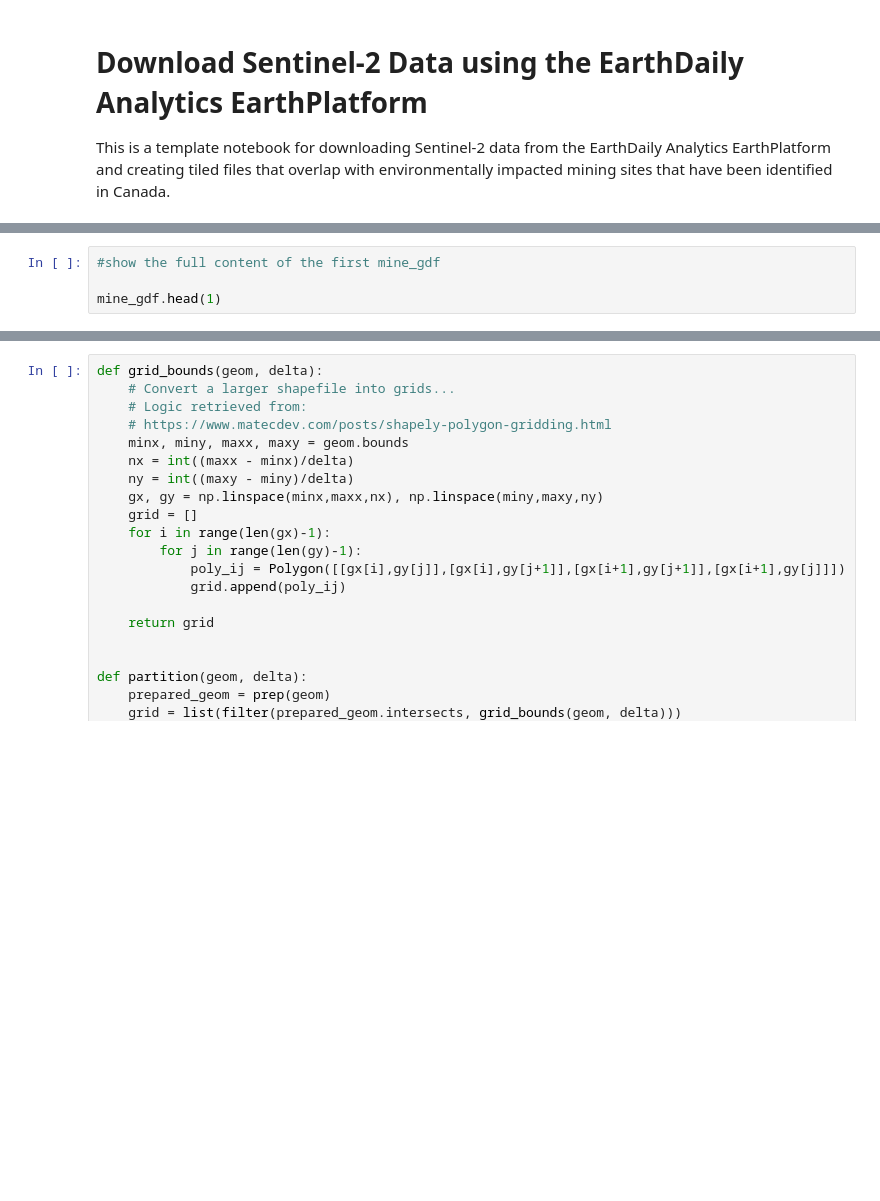
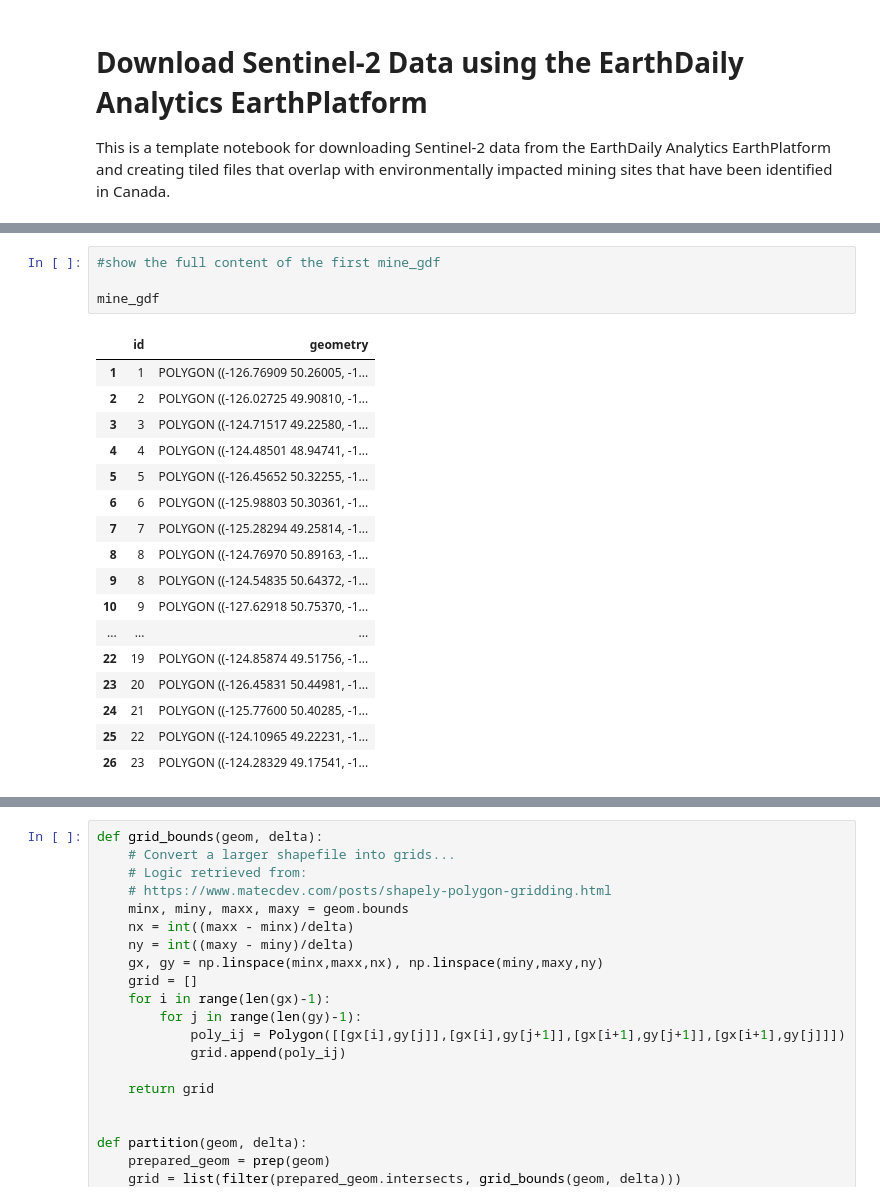
Before and after one commit to WuxiGuy/bc-wildfire-prediction, a Jupyter notebook: notebooks/download_sentinel2.ipynb, the cells around one changed output, grey strips where cells are left out. Drawn from its saved outputs; the diff is of its cells as text; blank space fills up the shorter version.

```diff
--- a/notebooks/download_sentinel2.ipynb
+++ b/notebooks/download_sentinel2.ipynb
@@ -49,7 +51,25 @@ Dropping 0 invalid geometries.
 # %%
 #show the full content of the first mine_gdf
 
-mine_gdf.head(1)
+mine_gdf
+# %% [output]
+|  | id | geometry |
+| 1 | 1 | POLYGON ((-126.76909 50.26005, -1... |
+| 2 | 2 | POLYGON ((-126.02725 49.90810, -1... |
+| 3 | 3 | POLYGON ((-124.71517 49.22580, -1... |
+| 4 | 4 | POLYGON ((-124.48501 48.94741, -1... |
+| 5 | 5 | POLYGON ((-126.45652 50.32255, -1... |
+| 6 | 6 | POLYGON ((-125.98803 50.30361, -1... |
+| 7 | 7 | POLYGON ((-125.28294 49.25814, -1... |
+| 8 | 8 | POLYGON ((-124.76970 50.89163, -1... |
+| 9 | 8 | POLYGON ((-124.54835 50.64372, -1... |
+| 10 | 9 | POLYGON ((-127.62918 50.75370, -1... |
+| ... | ... | ... |
+| 22 | 19 | POLYGON ((-124.85874 49.51756, -1... |
+| 23 | 20 | POLYGON ((-126.45831 50.44981, -1... |
+| 24 | 21 | POLYGON ((-125.77600 50.40285, -1... |
+| 25 | 22 | POLYGON ((-124.10965 49.22231, -1... |
+| 26 | 23 | POLYGON ((-124.28329 49.17541, -1... |
 # %%
 load_dotenv()
 
```
Also changed, not shown: parts of 11 cells of this notebook, 26 other files.
